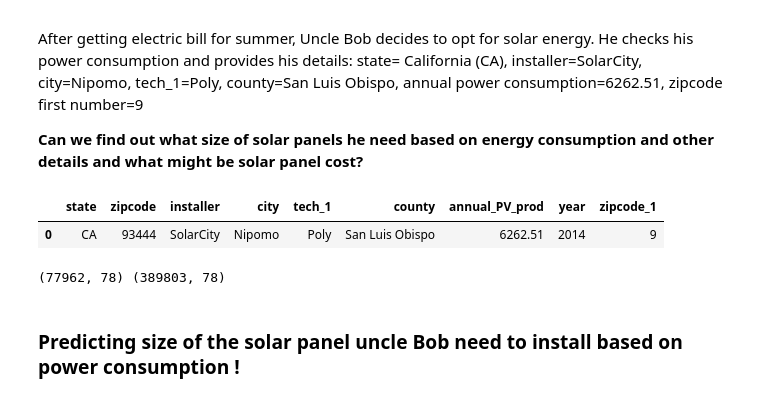
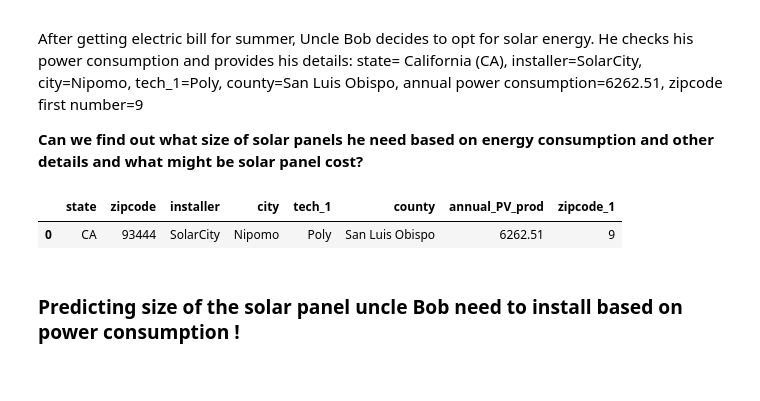
Before and after one commit to SayantanMitra87/Solar-Panel_Size_and_Cost_Prediction, a Jupyter notebook: Data_Analysis/Insight_technical_demo/Part 2. MVP_Unseen_data_Uncle Bob.ipynb, the cells around one changed output. Cells and saved outputs as stored; diff of their text form; code cells hidden in the pictures.

```diff
--- a/Data_Analysis/Insight_technical_demo/Part 2. MVP_Unseen_data_Uncle Bob.ipynb
+++ b/Data_Analysis/Insight_technical_demo/Part 2. MVP_Unseen_data_Uncle Bob.ipynb
@@ -177,22 +173,19 @@ state= California (CA), installer=SolarCity, city=Nipomo, tech_1=Poly, county=Sa
 # %%
 uncle_bob  =pd.DataFrame({'state': 'CA', 'zipcode':93444, 'installer':'SolarCity',
                           'city':'Nipomo', 'tech_1': 'Poly', 'county':'San Luis Obispo',
-                          'annual_PV_prod': 6262.51, 'year':'2014'}, index=[0])
+                          'annual_PV_prod': 6262.51}, index=[0])
 # Extract 1st number of zipciode
 uncle_bob['zipcode_1'] = uncle_bob['zipcode'].astype('str').str[:1].astype(int)
 uncle_bob
 # %% [output]
-|  | state | zipcode | installer | city | tech_1 | county | annual_PV_prod | year | zipcode_1 |
-| 0 | CA | 93444 | SolarCity | Nipomo | Poly | San Luis Obispo | 6262.51 | 2014 | 9 |
+|  | state | zipcode | installer | city | tech_1 | county | annual_PV_prod | zipcode_1 |
+| 0 | CA | 93444 | SolarCity | Nipomo | Poly | San Luis Obispo | 6262.51 | 9 |
 # %%
 new_data_ub = pd.read_csv('unseen_data.csv', usecols=['state','zipcode','installer', 'city', 'tech_1',
-                                                'county', 'annual_PV_prod', 'year', 'zipcode_1', 'size_kw', 'cost'])
+                                                'county', 'annual_PV_prod', 'zipcode_1', 'size_kw', 'cost'])
 uncle_bob_test = new_data_ub.append(uncle_bob, ignore_index=True)
-uncle_bob_test['year'] = uncle_bob_test['year'].astype('str')
-solar_train_x = pd.read_csv('solar_train.csv')
-# year as a categorical column to take care of cardinality
-solar_train_x['year'] = solar_train_x['year'].astype('str')
-solar_train_1 = solar_train_x.drop(columns=['date_installed'])
+solar_train_1 = pd.read_csv('solar_train.csv', usecols=['state','zipcode','installer', 'city', 'tech_1',
+                                                'county', 'annual_PV_prod', 'zipcode_1', 'size_kw', 'cost'])
 # Align columns
 uncle_bob_test = uncle_bob_test[solar_train_1.columns]
 
@@ -221,12 +214,8 @@ y_new_data = y[:-1]
 # Drop columns
 uncle_bob_test1 = uncle_bob_test1.drop(columns=[ 'size_kw', 'size_kw_L', 'cost', 'zipcode', 'annual_PV_prod', 'annual_PV_prod_L'])
 solar_train_2 = solar_train_2.drop(columns=[ 'size_kw', 'size_kw_L', 'zipcode',  'cost', 'annual_PV_prod', 'annual_PV_prod_L'])
-print(uncle_bob_test1.shape, solar_train_2.shape)
-
 # Scale data
 from sklearn.preprocessing import StandardScaler
 sc = StandardScaler()
 solar_train_stndz_1 = sc.fit_transform(solar_train_2)
 uncle_bob_stndz = sc.transform(uncle_bob_test1)
-# %% [output]
-(77962, 78) (389803, 78)
```
Also changed, not shown: parts of 14 cells of this notebook.
